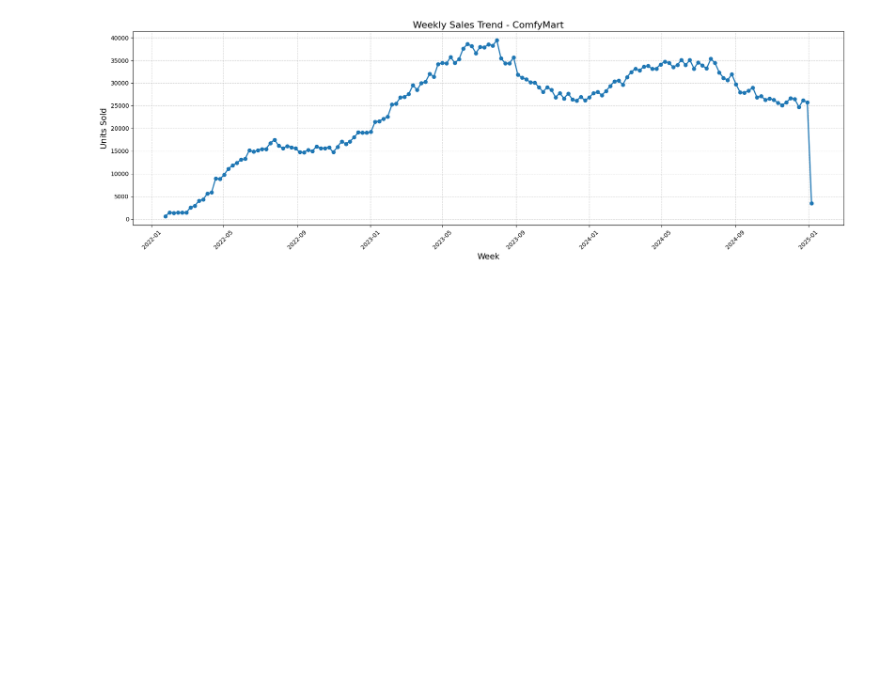
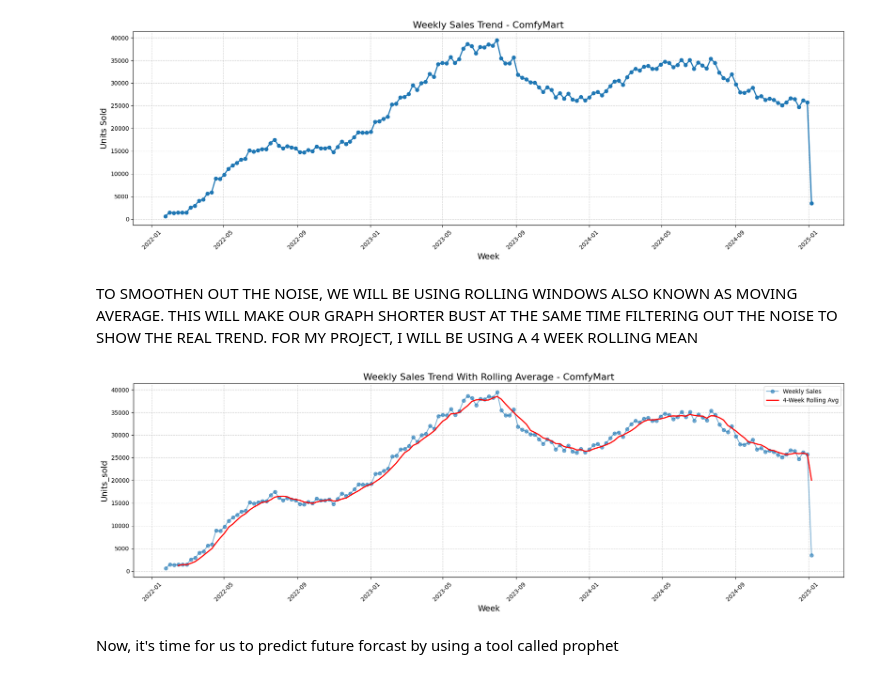
Before and after one commit to ElizabethOgbee/ComfyMart_Analysis, a Jupyter notebook: time_series_analysis_forcasting.ipynb, the cells around one changed output. Drawn from its saved outputs; the diff is of its cells as text; code cells hidden in the pictures; blank space fills up the shorter version.

Commit message:
prophet code added

```diff
--- a/time_series_analysis_forcasting.ipynb
+++ b/time_series_analysis_forcasting.ipynb
@@ -100,3 +100,25 @@ plt.tight_layout()
 plt.show()
 # %% [output]
 [figure]
+# %% [markdown]
+TO SMOOTHEN OUT THE NOISE, WE WILL BE USING ROLLING WINDOWS ALSO KNOWN AS MOVING AVERAGE. THIS WILL MAKE OUR GRAPH SHORTER BUST AT THE SAME TIME FILTERING OUT THE NOISE TO SHOW THE REAL TREND. FOR MY PROJECT, I WILL BE USING A 4 WEEK ROLLING MEAN
+# %%
+weekly_sales['rolling_avg'] = weekly_sales['units_sold'].rolling(window=4).mean()
+
+plt.figure(figsize=(18,6))
+plt.plot(weekly_sales['date'], weekly_sales['units_sold'], marker='o', label='Weekly Sales', alpha=0.6)
+plt.plot(weekly_sales['date'], weekly_sales['rolling_avg'], color='red', linewidth=2, label='4-Week Rolling Avg')
+
+plt.title('Weekly Sales Trend With Rolling Average - ComfyMart', fontsize=16)
+plt.xlabel('Week', fontsize=14)
+plt.ylabel('Units_sold', fontsize=14)
+
+plt.xticks(rotation=45)
+plt.grid(True, linestyle='--', alpha=0.6)
+plt.legend()
+plt.tight_layout()
+plt.show()
+# %% [output]
+[figure, added]
+# %% [markdown]
+Now, it's time for us to predict future forcast by using a tool called prophet
```
Also changed, not shown: parts of 2 cells of this notebook.
